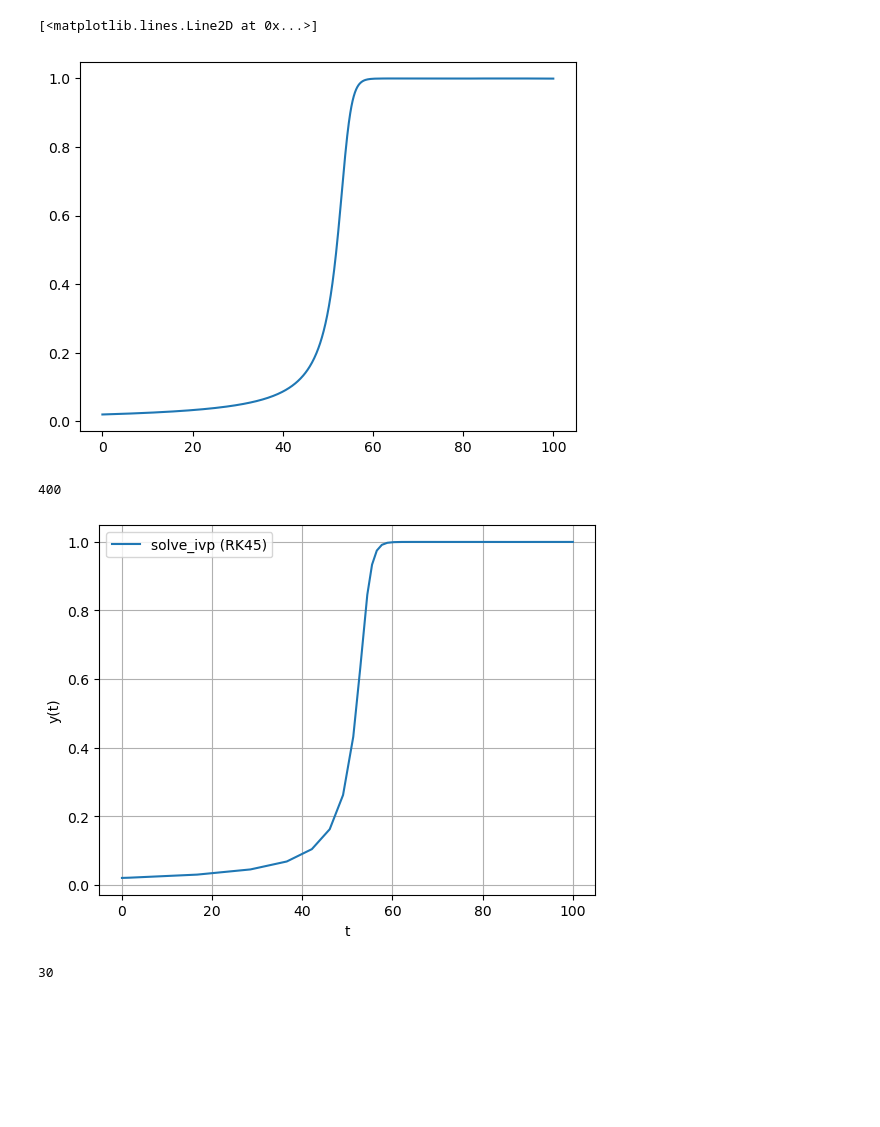
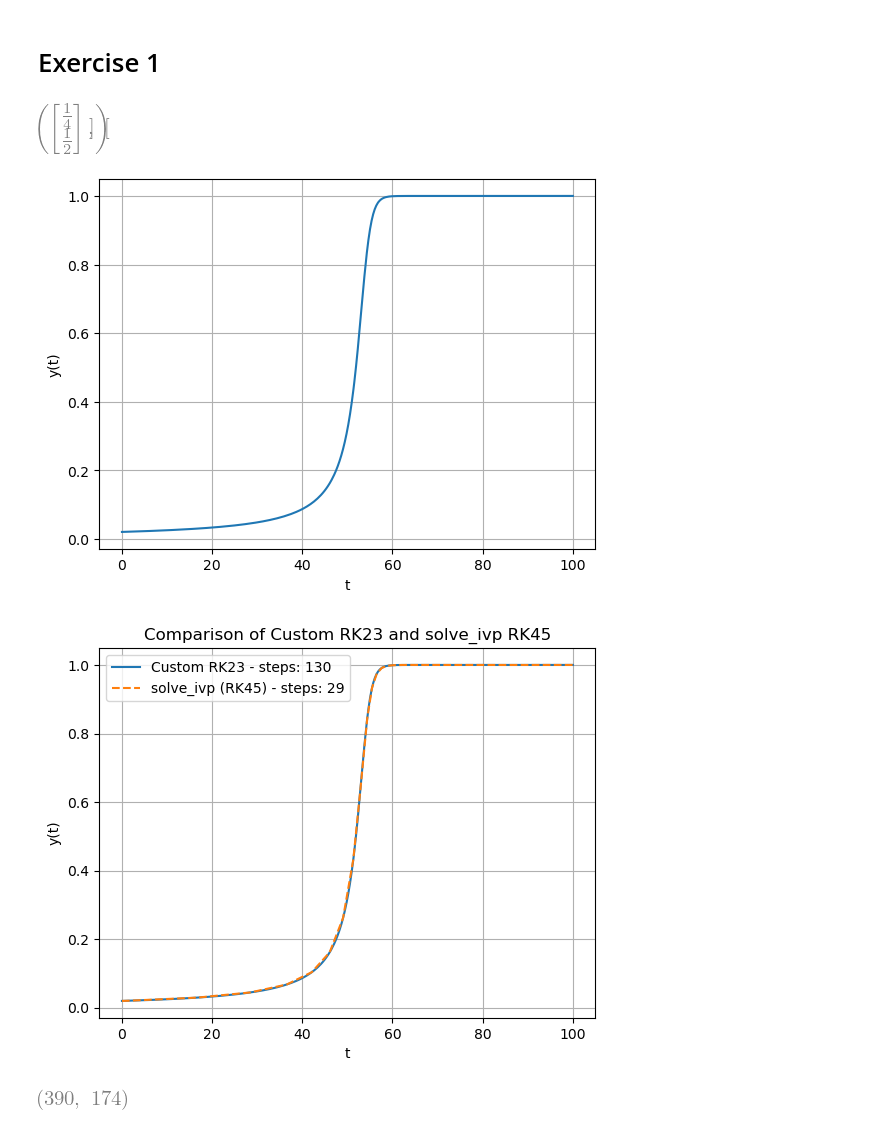
Before and after one commit to Maastrup/02687-SciFi-Computing, a Jupyter notebook: Assignment 2/E1.ipynb, the cells around one changed output. Cells and saved outputs as stored; diff of their text form; code cells hidden in the pictures; blank space fills up the shorter version.

Commit message:
A lot of new plots

```diff
--- a/Assignment 2/E1.ipynb
+++ b/Assignment 2/E1.ipynb
@@ -1,3 +1,16 @@
+# %% [markdown]
+# Exercise 1
+# %%
+import sympy as smb
+from sympy import symbols, Matrix, S, init_printing
+init_printing(latex_mode='equation*')
+b3 = S.Half**2
+c3 = 1
+A = Matrix(2,2, [1,1,0,S.Half])
+b = Matrix(2,1, [1 - b3, S.Half - b3 * c3])
+A.gauss_jordan_solve(b)
+# %% [output]
+[figure, added]
 # %%
 import numpy as np
 import matplotlib.pyplot as plt
@@ -7,9 +20,10 @@ def f_func(t, y):
     return y**2-y**3
 
 
-def RK(f_func, t0, tf, y0, h0, reps, aeps):
+def RK(f_func, t_interval: tuple[float, float], y0: list[float], h0: float, reps: float, aeps: float):
+    t0, tf = t_interval
     t = [t0]
-    y = [y0]
+    y = y0
     h = h0
 
     # RK coefficients
@@ -19,8 +33,8 @@ def RK(f_func, t0, tf, y0, h0, reps, aeps):
     b1, b2, b3 = 1/6, 2/3, 1/6
 
     # Embedded error coefficients
-    d1 = 1/6 - 1/2
-    d2 = 2/3 - 1/2
+    d1 = 1/6 - 0
+    d2 = 2/3 - 1
     d3 = 1/6 - 0
 
     while t[-1] < tf:
@@ -54,7 +68,7 @@ def RK(f_func, t0, tf, y0, h0, reps, aeps):
         t.append(tn + h)
         y.append(yn1)
 
-        # increase step
+        # reset step
         h = h0
 
     return np.array(t), np.array(y)
@@ -67,51 +81,52 @@ h0 = 50
 reps = 1e-4
 aeps = 1e-6
 
-t, y = RK(f_func, 0, 2/delta, delta, h0, reps, aeps)
+t, y = RK(f_func, (0, 2/delta), [delta], h0, reps, aeps)
 
 plt.plot(t,y)
+plt.grid()
+plt.ylabel("y(t)")
+plt.xlabel("t")
+plt.show()
 # %% [output]
-[<matplotlib.lines.Line2D at 0x...>]
-[figure, old version]
+[figure, new version]
-# %%
-len(t)
-# %% [output]
-400
 # %%
 import numpy as np
 from scipy.integrate import solve_ivp
 import matplotlib.pyplot as plt
 
 # ODE
 def f(t, y):
     return y**2 - y**3
 
 # parameters
 delta = 0.02
 t0 = 0
 tf = 2 / delta
 y0 = [delta]
 
 # solve
 sol = solve_ivp(
     f,
     (t0, tf),
     y0,
     method='RK45',          # similar to ode45
     rtol=1e-4,             # relative tolerance
     atol=1e-6              # absolute tolerance
 )
 
 # plot
-plt.plot(sol.t, sol.y[0], label="solve_ivp (RK45)")
+plt.plot(t, y, label=f"Custom RK23 - steps: {len(t)-1}")
+plt.plot(sol.t, sol.y[0], label=f"solve_ivp (RK45) - steps: {len(sol.t)-1}", linestyle='--')
 plt.xlabel("t")
 plt.ylabel("y(t)")
 plt.legend()
 plt.grid()
+plt.title("Comparison of Custom RK23 and solve_ivp RK45")
 plt.show()
 # %% [output]
-[figure, old version]
+[figure, new version]
-# %%
-len(sol.t)
-# %% [output]
-30
+# %%
+(len(t) - 1) * 3, (len(sol.t) - 1) * 6
+# %% [output]
+[figure, added]
```
Also changed, not shown: parts of 8 cells of this notebook.
